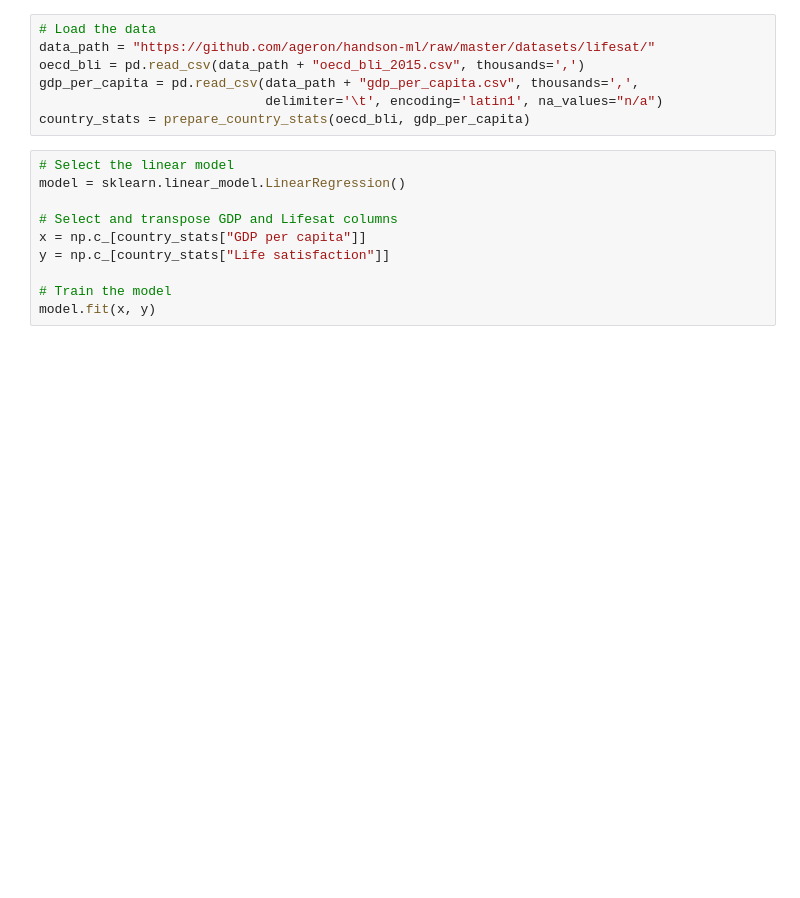
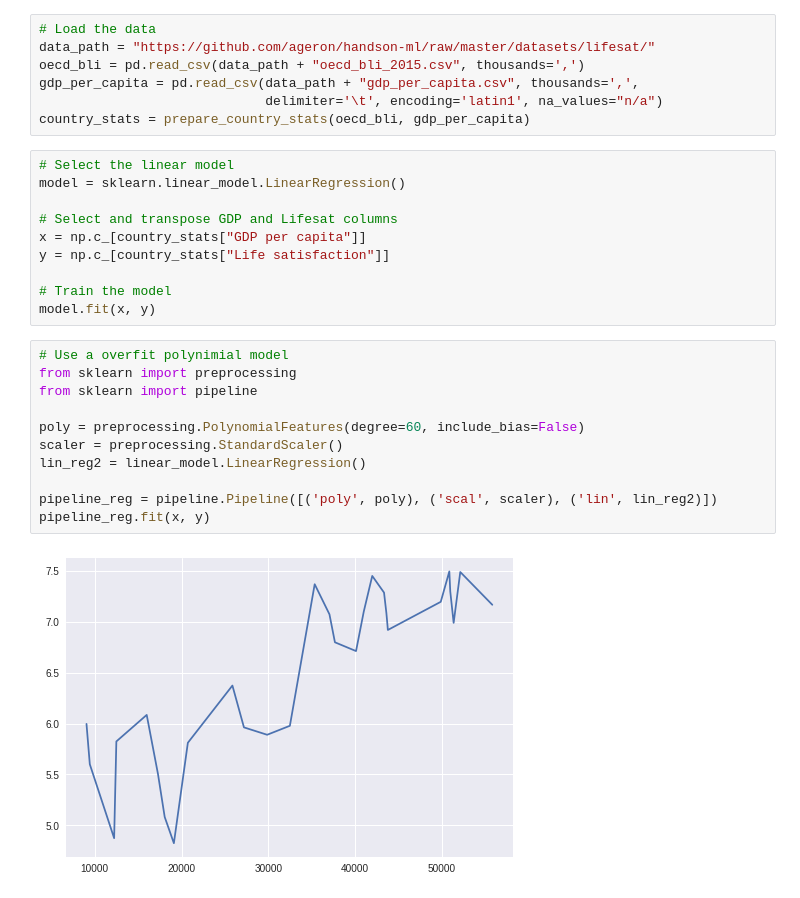
Before and after one commit to isabelontheway/2048, a Jupyter notebook: lifesat.ipynb, the cells around one changed output. Cells and saved outputs as stored; diff of their text form; blank space fills up the shorter version.

```diff
--- a/lifesat.ipynb
+++ b/lifesat.ipynb
@@ -36,6 +36,19 @@ y = np.c_[country_stats["Life satisfaction"]]
 
 # Train the model
 model.fit(x, y)
+# %%
+# Use a overfit polynimial model
+from sklearn import preprocessing
+from sklearn import pipeline
+
+poly = preprocessing.PolynomialFeatures(degree=60, include_bias=False)
+scaler = preprocessing.StandardScaler()
+lin_reg2 = linear_model.LinearRegression()
+
+pipeline_reg = pipeline.Pipeline([('poly', poly), ('scal', scaler), ('lin', lin_reg2)])
+pipeline_reg.fit(x, y)
+# %% [output]
+[figure, added]
 # %%
 plt.scatter(x=country_stats["GDP per capita"], y=country_stats["Life satisfaction"], label="Real Data")
 plt.title("Life satisfaction vs. GDP per capita")
```
Also changed, not shown: parts of 2 cells of this notebook.
